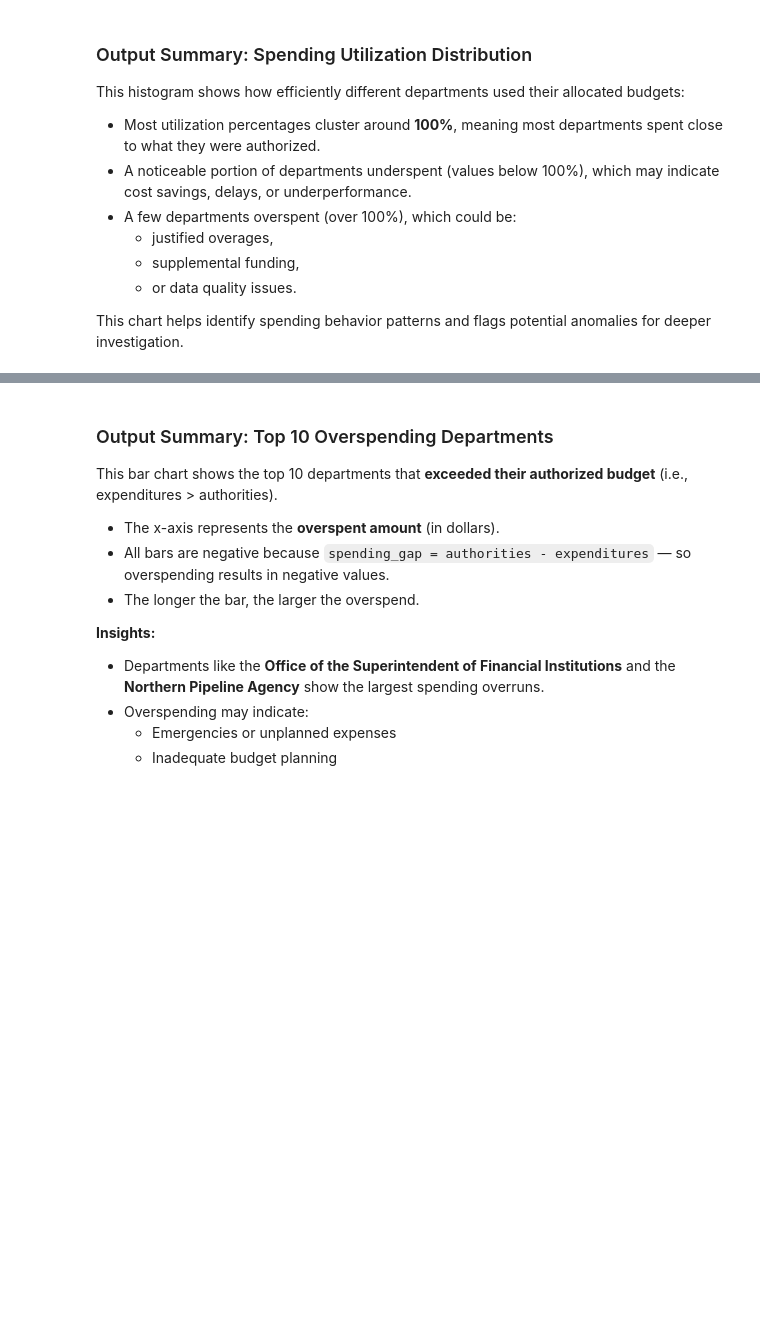
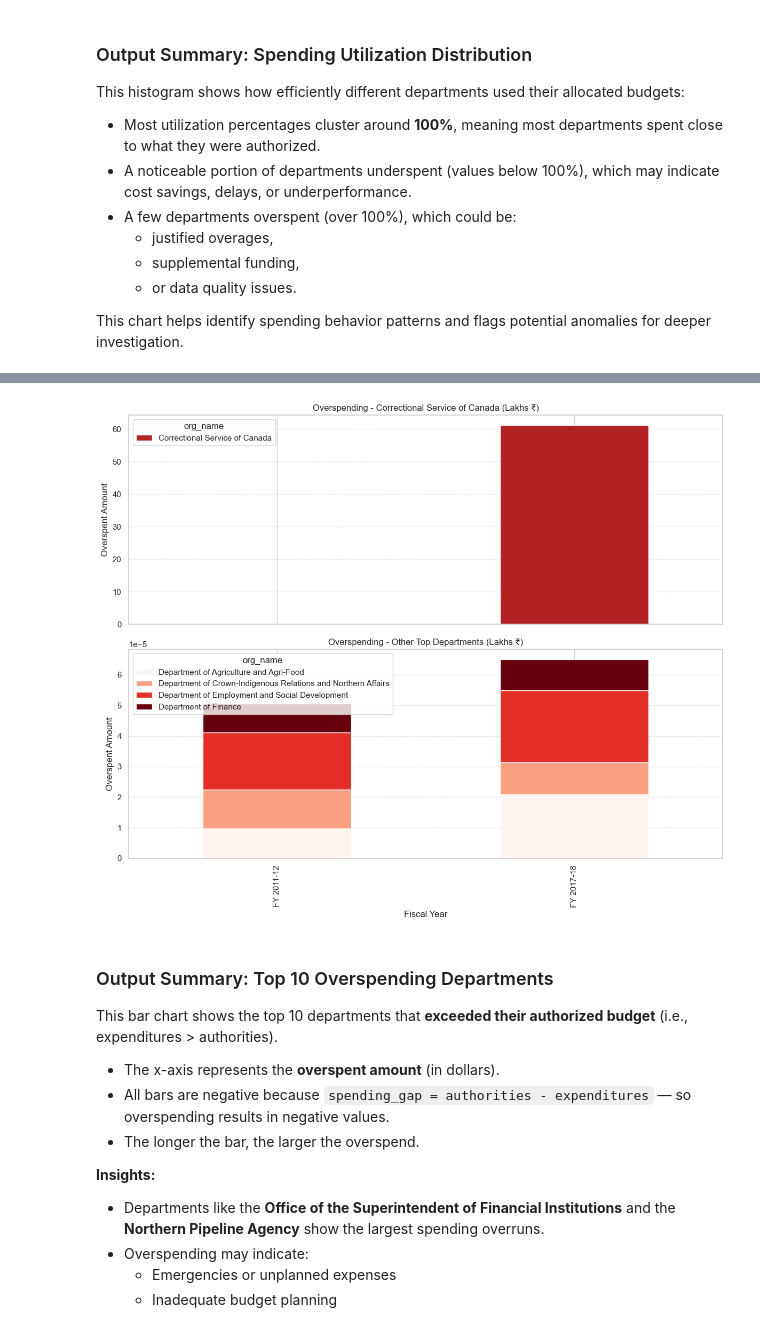
Before and after one commit to pkumarcode/Finalproject, a Jupyter notebook: Final_project_main.ipynb, the cells around one changed output, grey strips where cells are left out. Drawn from its saved outputs; the diff is of its cells as text; code cells hidden in the pictures; blank space fills up the shorter version.

```diff
--- a/Final_project_main.ipynb
+++ b/Final_project_main.ipynb
@@ -318,3 +342,60 @@ Passing `palette` without assigning `hue` is deprecated and will be removed in v
+# %%
+# ✅ Section 13A: Split Stacked Bar Chart – Overspending by Year
+
+import matplotlib.ticker as ticker
+
+# Step 1: Ensure overspent columns exist
+overspending_summary['overspent'] = -(overspending_summary['spending_gap'])
+overspending_summary = overspending_summary[overspending_summary['overspent'] > 0]
+overspending_summary['overspent_lakhs'] = overspending_summary['overspent'] / 1e5
+
+# Step 2: Identify top 5 overspenders overall
+top_departments = (
+    overspending_summary
+    .groupby('org_name')['overspent']
+    .sum()
+    .sort_values(ascending=False)
+    .head(5)
+    .index
+)
+
+# Filter dataset for those 5
+top_5_data = overspending_summary[overspending_summary['org_name'].isin(top_departments)]
+
+# Step 3: Split CSC and others
+correctional_df = top_5_data[top_5_data['org_name'] == 'Correctional Service of Canada']
+others_df = top_5_data[top_5_data['org_name'] != 'Correctional Service of Canada']
+
+# Step 4: Pivot data for both charts
+correctional_pivot = correctional_df.pivot_table(
+    index='fy_ef', columns='org_name', values='overspent_lakhs', aggfunc='sum', fill_value=0
+)
+others_pivot = others_df.pivot_table(
+    index='fy_ef', columns='org_name', values='overspent_lakhs', aggfunc='sum', fill_value=0
+)
+
+# Step 5: Plot both charts
+import matplotlib.pyplot as plt
+
+fig, axes = plt.subplots(2, 1, figsize=(12, 10), sharex=True)
+
+# CSC chart
+correctional_pivot.plot(kind='bar', stacked=True, ax=axes[0], color='firebrick')
+axes[0].set_title("Overspending - Correctional Service of Canada (Lakhs ₹)")
+axes[0].set_ylabel("Overspent Amount")
+axes[0].grid(axis='y', linestyle='--', alpha=0.5)
+
+# Others chart
+others_pivot.plot(kind='bar', stacked=True, ax=axes[1], colormap='Reds')
+axes[1].set_title("Overspending - Other Top Departments (Lakhs ₹)")
+axes[1].set_ylabel("Overspent Amount")
+axes[1].set_xlabel("Fiscal Year")
+axes[1].grid(axis='y', linestyle='--', alpha=0.5)
+
+plt.tight_layout()
+plt.show()
+# %% [output]
+[figure, added]
 # %% [markdown]
 ### Output Summary: Top 10 Overspending Departments
 
```
Also changed, not shown: parts of 14 cells of this notebook.
